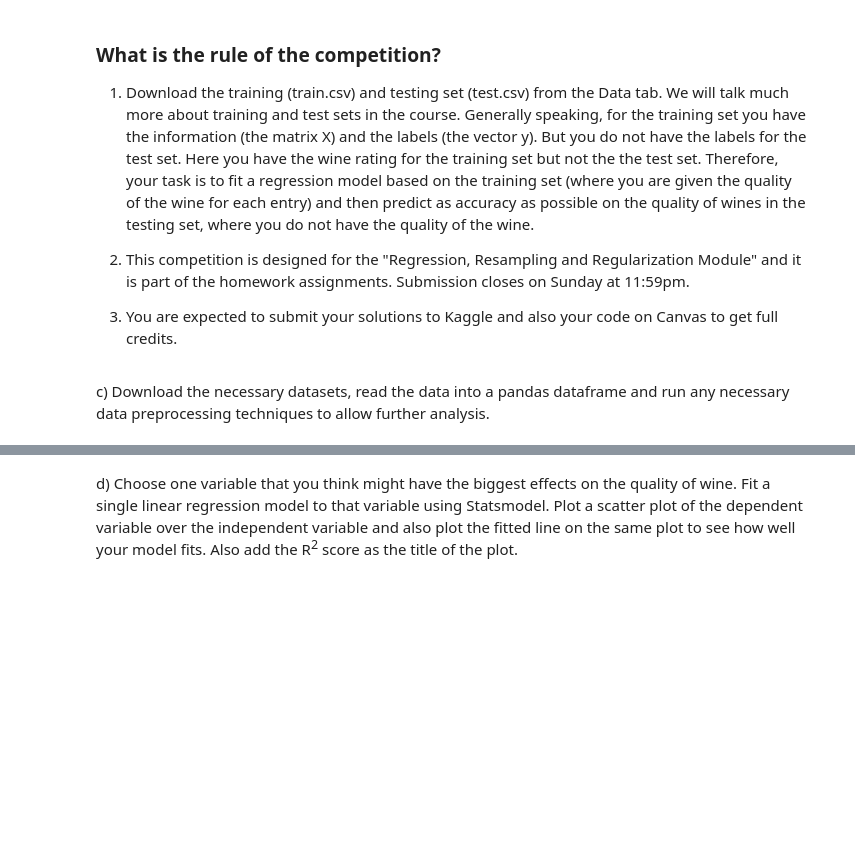
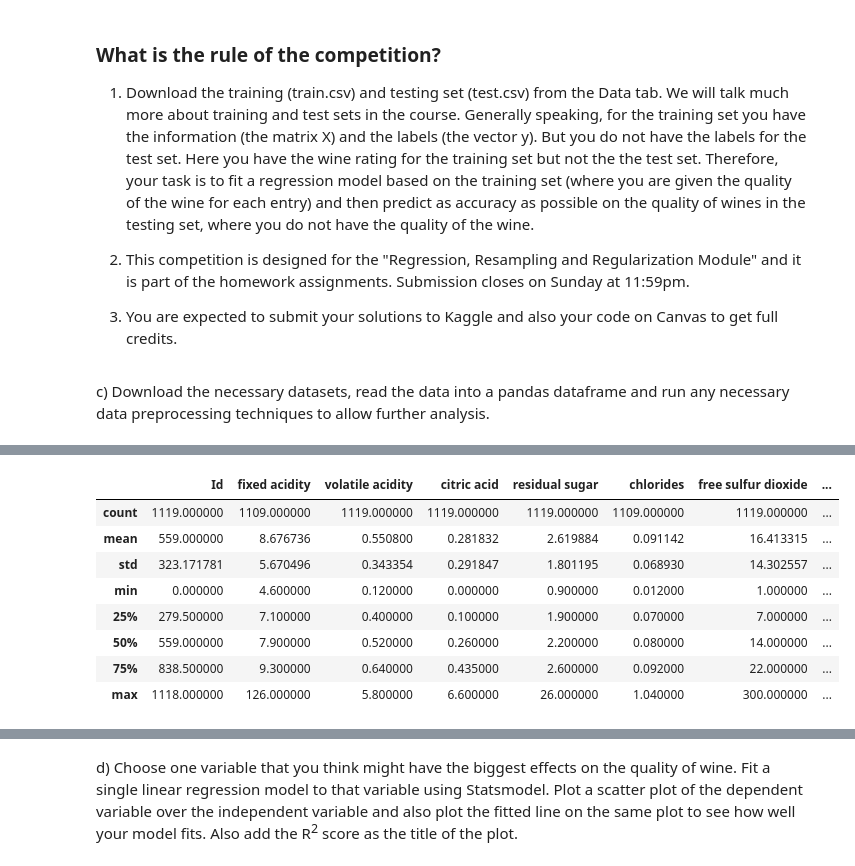
Before and after one commit to nayanika-g/simple-linear-regression, a Jupyter notebook: HW1_Spring2020.ipynb, the cells around one changed output, grey strips where cells are left out. Saved outputs shown, nothing was run; the diff lists cells and outputs as text; code cells hidden in the pictures; blank space fills up the shorter version.

```diff
--- a/HW1_Spring2020.ipynb
+++ b/HW1_Spring2020.ipynb
@@ -190,0 +216,12 @@ c) Download the necessary datasets, read the data into a pandas dataframe and ru
+# %%
+df.describe()
+# %% [output]
+|  | Id | fixed acidity | volatile acidity | citric acid | residual sugar | chlorides | free sulfur dioxide | ... |
+| count | 1119.000000 | 1109.000000 | 1119.000000 | 1119.000000 | 1119.000000 | 1109.000000 | 1119.000000 | ... |
+| mean | 559.000000 | 8.676736 | 0.550800 | 0.281832 | 2.619884 | 0.091142 | 16.413315 | ... |
+| std | 323.171781 | 5.670496 | 0.343354 | 0.291847 | 1.801195 | 0.068930 | 14.302557 | ... |
+| min | 0.000000 | 4.600000 | 0.120000 | 0.000000 | 0.900000 | 0.012000 | 1.000000 | ... |
+| 25% | 279.500000 | 7.100000 | 0.400000 | 0.100000 | 1.900000 | 0.070000 | 7.000000 | ... |
+| 50% | 559.000000 | 7.900000 | 0.520000 | 0.260000 | 2.200000 | 0.080000 | 14.000000 | ... |
+| 75% | 838.500000 | 9.300000 | 0.640000 | 0.435000 | 2.600000 | 0.092000 | 22.000000 | ... |
+| max | 1118.000000 | 126.000000 | 5.800000 | 6.600000 | 26.000000 | 1.040000 | 300.000000 | ... |
```
Also changed, not shown: parts of 16 cells of this notebook.
